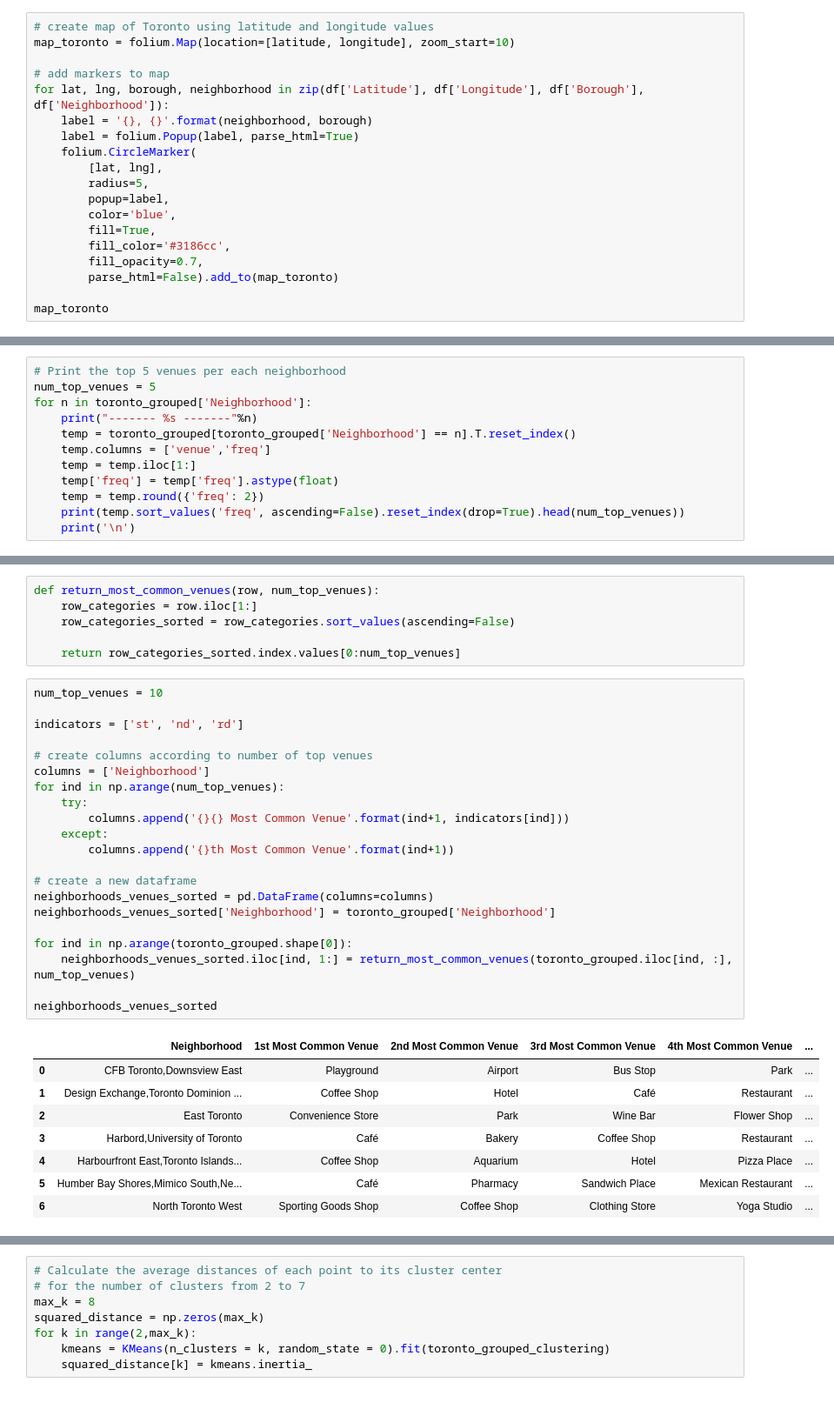
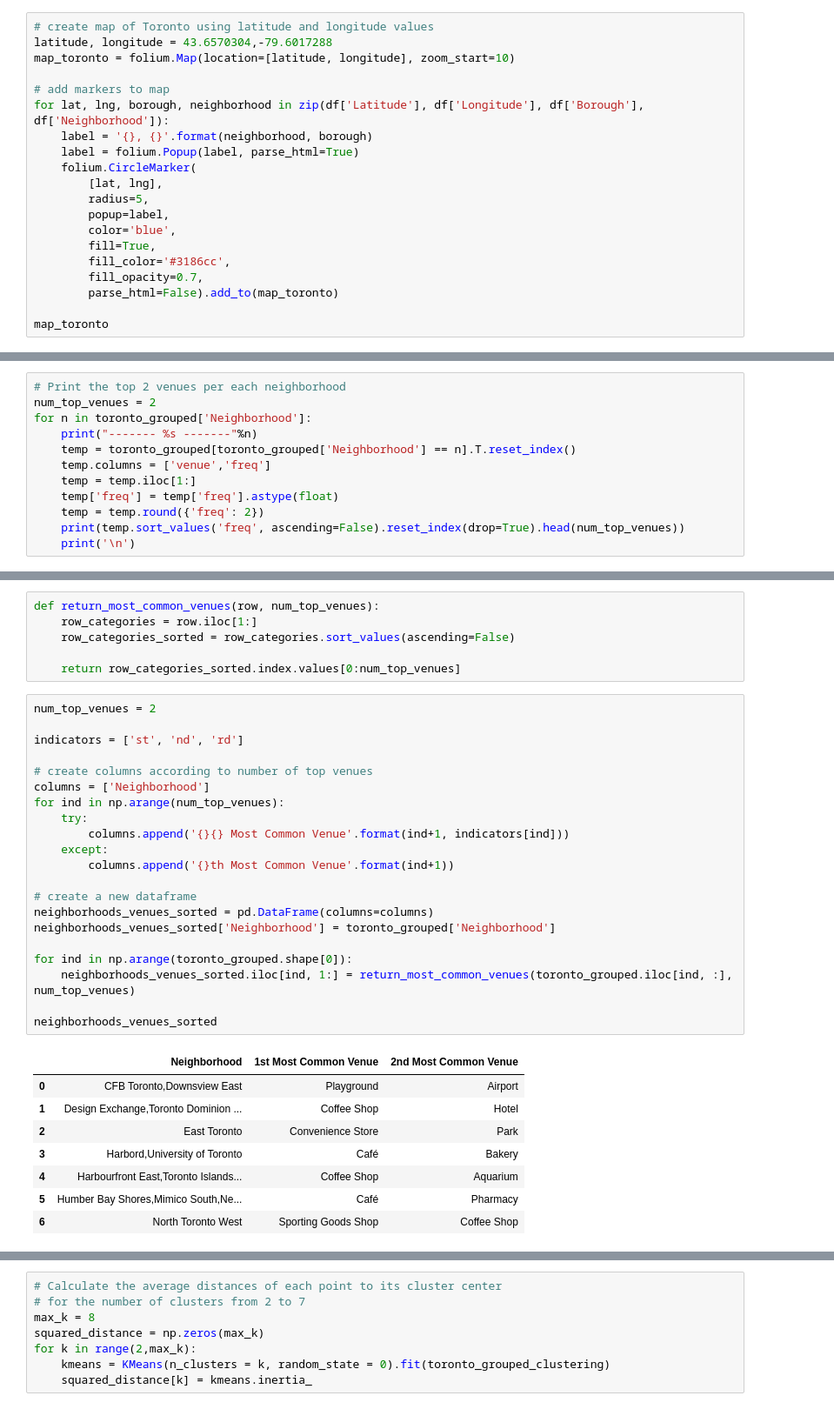
Before and after one commit to abezuglov/neighborhood_analysis, a Jupyter notebook: Analysis -- Segmenting and Clustering Neighborhoods in Toronto.ipynb, the cells around one changed output, grey strips where cells are left out. Shown: that part at 87% size. Cells and saved outputs as stored; diff of their text form.

Commit message:
Redo the analysis, include only two venues per neighborhood

```diff
--- a/Analysis -- Segmenting and Clustering Neighborhoods in Toronto.ipynb
+++ b/Analysis -- Segmenting and Clustering Neighborhoods in Toronto.ipynb
@@ -42,6 +45,7 @@ df.head()
 | 4 | M1H | Scarborough | Cedarbrae | 43.773136 | -79.239476 |
 # %%
 # create map of Toronto using latitude and longitude values
+latitude, longitude = 43.6570304,-79.6017288
 map_toronto = folium.Map(location=[latitude, longitude], zoom_start=10)
 
 # add markers to map
@@ -266,6 +287,6 @@ toronto_grouped.shape
 # %%
-# Print the top 5 venues per each neighborhood
-num_top_venues = 5
+# Print the top 2 venues per each neighborhood
+num_top_venues = 2
 for n in toronto_grouped['Neighborhood']:
     print("------- %s -------"%n)
     temp = toronto_grouped[toronto_grouped['Neighborhood'] == n].T.reset_index()
@@ -300,33 +321,33 @@ def return_most_common_venues(row, num_top_venues):
 
     return row_categories_sorted.index.values[0:num_top_venues]
 # %%
-num_top_venues = 10
+num_top_venues = 2
 
 indicators = ['st', 'nd', 'rd']
 
 # create columns according to number of top venues
 columns = ['Neighborhood']
 for ind in np.arange(num_top_venues):
     try:
         columns.append('{}{} Most Common Venue'.format(ind+1, indicators[ind]))
     except:
         columns.append('{}th Most Common Venue'.format(ind+1))
 
 # create a new dataframe
 neighborhoods_venues_sorted = pd.DataFrame(columns=columns)
 neighborhoods_venues_sorted['Neighborhood'] = toronto_grouped['Neighborhood']
 
 for ind in np.arange(toronto_grouped.shape[0]):
     neighborhoods_venues_sorted.iloc[ind, 1:] = return_most_common_venues(toronto_grouped.iloc[ind, :], num_top_venues)
 
 neighborhoods_venues_sorted
 # %% [output]
-|  | Neighborhood | 1st Most Common Venue | 2nd Most Common Venue | 3rd Most Common Venue | 4th Most Common Venue | ... |
-| 0 | CFB Toronto,Downsview East | Playground | Airport | Bus Stop | Park | ... |
-| 1 | Design Exchange,Toronto Dominion ... | Coffee Shop | Hotel | Café | Restaurant | ... |
-| 2 | East Toronto | Convenience Store | Park | Wine Bar | Flower Shop | ... |
-| 3 | Harbord,University of Toronto | Café | Bakery | Coffee Shop | Restaurant | ... |
-| 4 | Harbourfront East,Toronto Islands... | Coffee Shop | Aquarium | Hotel | Pizza Place | ... |
-| 5 | Humber Bay Shores,Mimico South,Ne... | Café | Pharmacy | Sandwich Place | Mexican Restaurant | ... |
-| 6 | North Toronto West | Sporting Goods Shop | Coffee Shop | Clothing Store | Yoga Studio | ... |
+|  | Neighborhood | 1st Most Common Venue | 2nd Most Common Venue |
+| 0 | CFB Toronto,Downsview East | Playground | Airport |
+| 1 | Design Exchange,Toronto Dominion ... | Coffee Shop | Hotel |
+| 2 | East Toronto | Convenience Store | Park |
+| 3 | Harbord,University of Toronto | Café | Bakery |
+| 4 | Harbourfront East,Toronto Islands... | Coffee Shop | Aquarium |
+| 5 | Humber Bay Shores,Mimico South,Ne... | Café | Pharmacy |
+| 6 | North Toronto West | Sporting Goods Shop | Coffee Shop |
 # %% [markdown]
```
Also changed, not shown: parts of 36 cells of this notebook.
